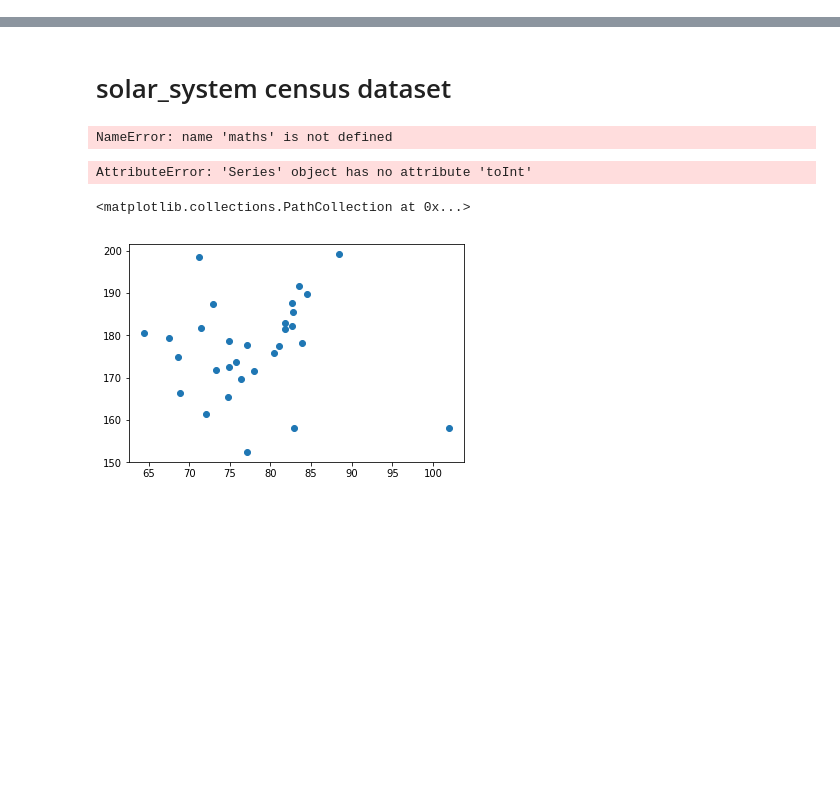
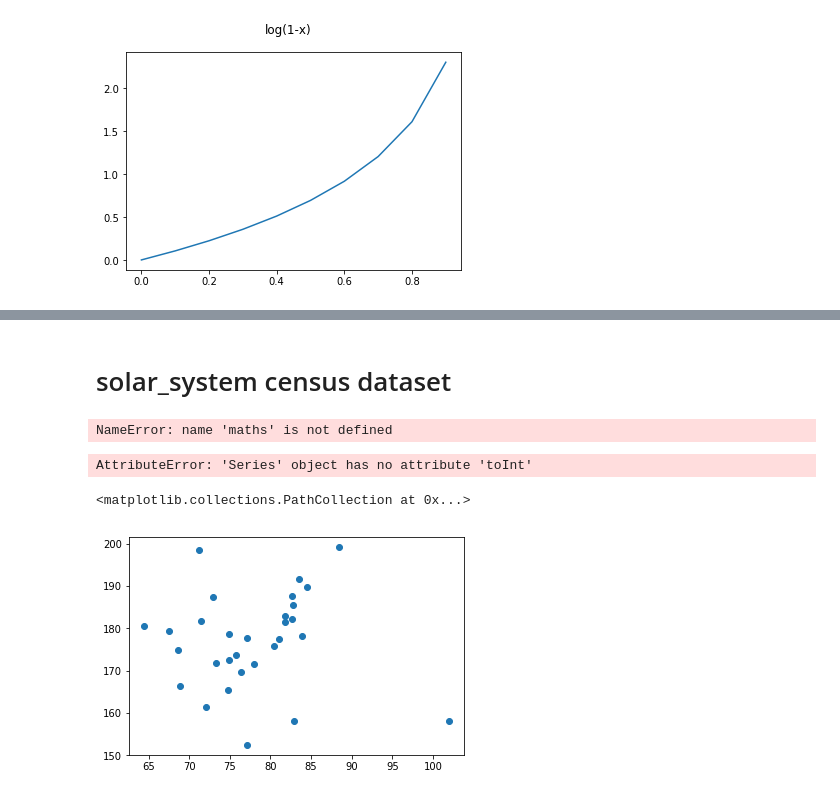
Before and after one commit to 42-AI/bootcamp_machine-learning, a Jupyter notebook: Untitled.ipynb, the cells around one changed output, grey strips where cells are left out. Cells and saved outputs as stored; diff of their text form; code cells hidden in the pictures; blank space fills up the shorter version.

```diff
--- a/Untitled.ipynb
+++ b/Untitled.ipynb
@@ -0,0 +14,6 @@
+# %%
+y2 = - np.log(1 - x)
+plt.plot(x, y2)
+plt.suptitle("log(1-x)");
+# %% [output]
+[figure, added]
```
Also changed, not shown: parts of 5 cells of this notebook, 6 other files.
